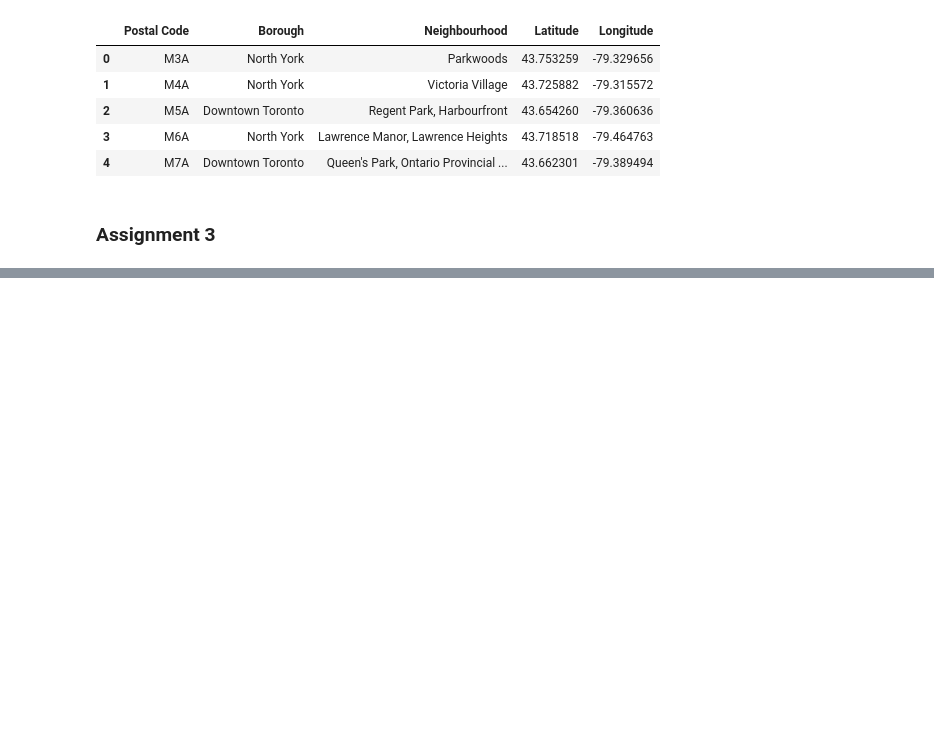
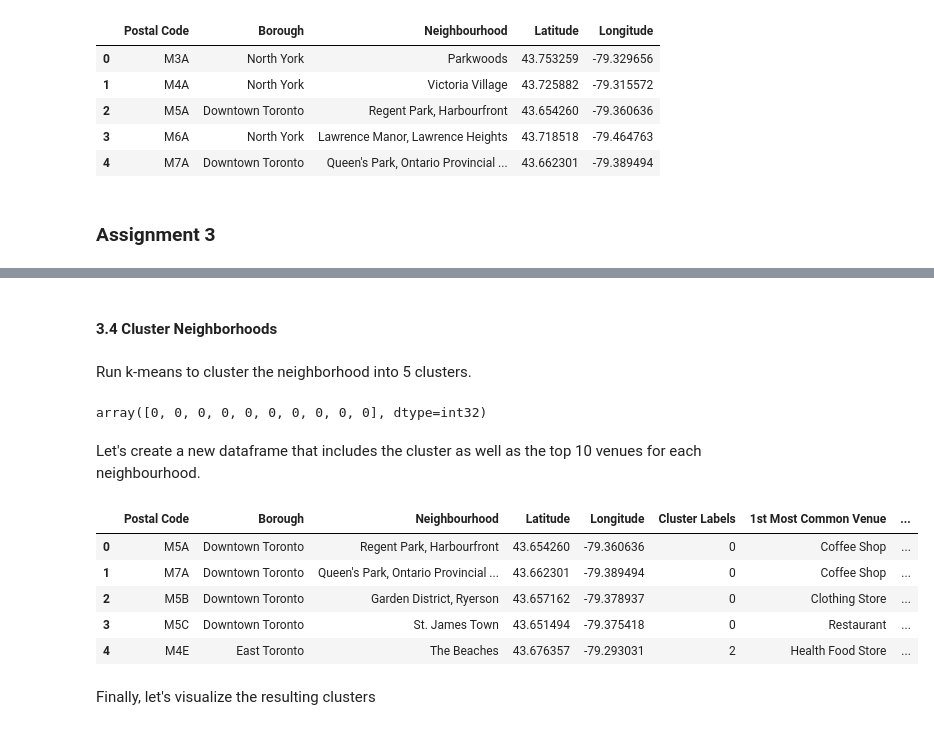
Before and after one commit to AQuynhVo/Quynh_Repo, a Jupyter notebook: DS_Capstone_Project/Capstone_Project_W03.ipynb, the cells around one changed output, grey strips where cells are left out. Saved outputs shown, nothing was run; the diff lists cells and outputs as text; code cells hidden in the pictures; blank space fills up the shorter version.

```diff
--- a/DS_Capstone_Project/Capstone_Project_W03.ipynb
+++ b/DS_Capstone_Project/Capstone_Project_W03.ipynb
@@ -124,0 +574,38 @@ Explore and cluster the neighborhoods in Toronto. You can decide to work with on
+# %% [markdown]
+<h4> 3.4 Cluster Neighborhoods
+# %% [markdown]
+Run k-means to cluster the neighborhood into 5 clusters.
+# %%
+# set number of clusters
+kclusters = 5
+
+Toronto_grouped_clustering = Toronto_grouped.drop('Neighbourhood', 1)
+
+# run k-means clustering
+kmeans = KMeans(n_clusters=kclusters, random_state=0).fit(Toronto_grouped_clustering)
+
+# check cluster labels generated for each row in the dataframe
+kmeans.labels_[0:10]
+# %% [output]
+array([0, 0, 0, 0, 0, 0, 0, 0, 0, 0], dtype=int32)
+# %% [markdown]
+Let's create a new dataframe that includes the cluster as well as the top 10 venues for each neighbourhood.
+# %%
+# add clustering labels
+neighbourhoods_venues_sorted.insert(0, 'Cluster Labels', kmeans.labels_)
+
+Toronto_merged = df_Toronto_Toronto
+
+# merge toronto_grouped with toronto_data to add latitude/longitude for each neighborhood
+Toronto_merged = Toronto_merged.join(neighbourhoods_venues_sorted.set_index('Neighbourhood'), on='Neighbourhood')
+
+Toronto_merged.head() # check the last columns!
+# %% [output]
+|  | Postal Code | Borough | Neighbourhood | Latitude | Longitude | Cluster Labels | 1st Most Common Venue | ... |
+| 0 | M5A | Downtown Toronto | Regent Park, Harbourfront | 43.654260 | -79.360636 | 0 | Coffee Shop | ... |
+| 1 | M7A | Downtown Toronto | Queen's Park, Ontario Provincial ... | 43.662301 | -79.389494 | 0 | Coffee Shop | ... |
+| 2 | M5B | Downtown Toronto | Garden District, Ryerson | 43.657162 | -79.378937 | 0 | Clothing Store | ... |
+| 3 | M5C | Downtown Toronto | St. James Town | 43.651494 | -79.375418 | 0 | Restaurant | ... |
+| 4 | M4E | East Toronto | The Beaches | 43.676357 | -79.293031 | 2 | Health Food Store | ... |
+# %% [markdown]
+Finally, let's visualize the resulting clusters
```
Also changed, not shown: parts of 71 cells of this notebook.
